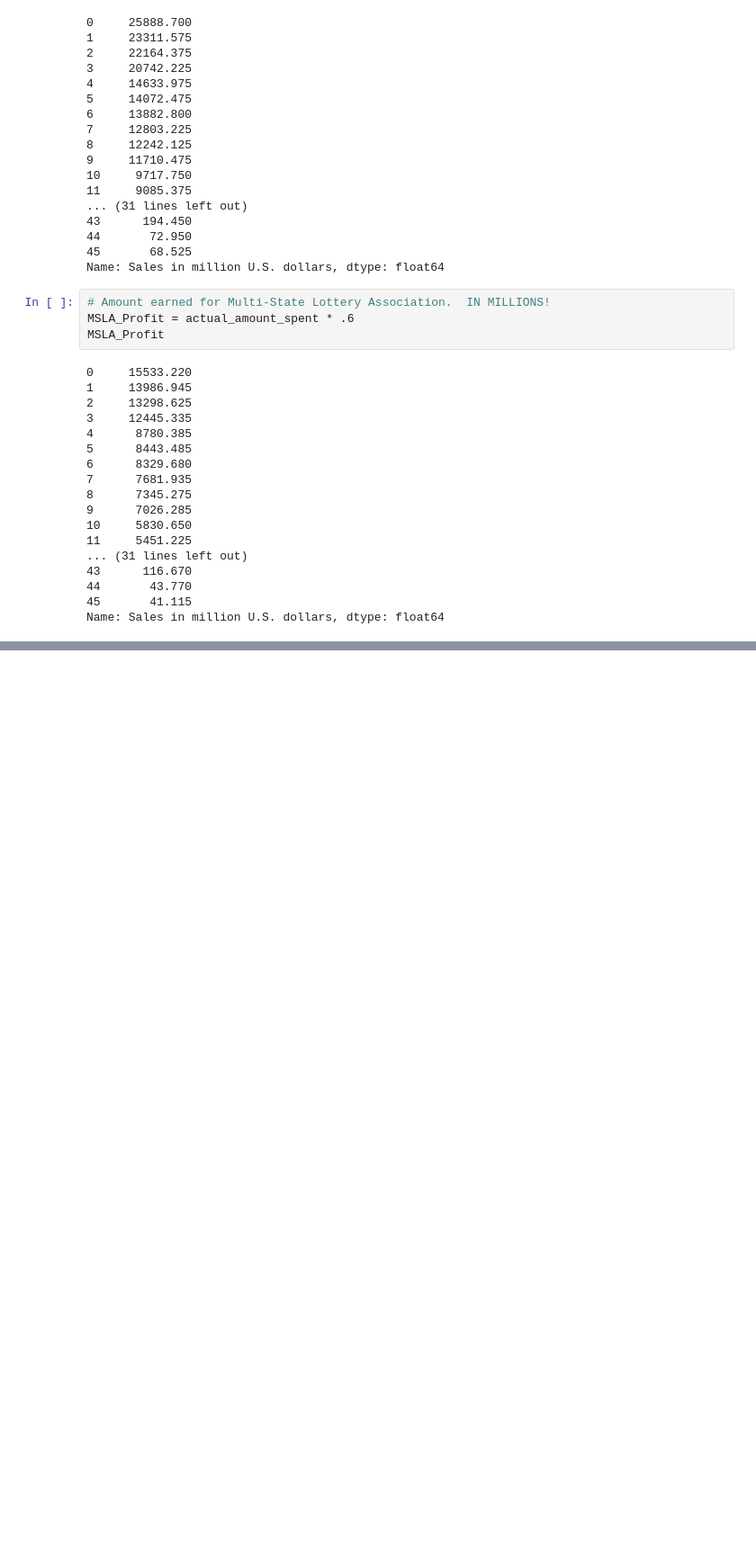
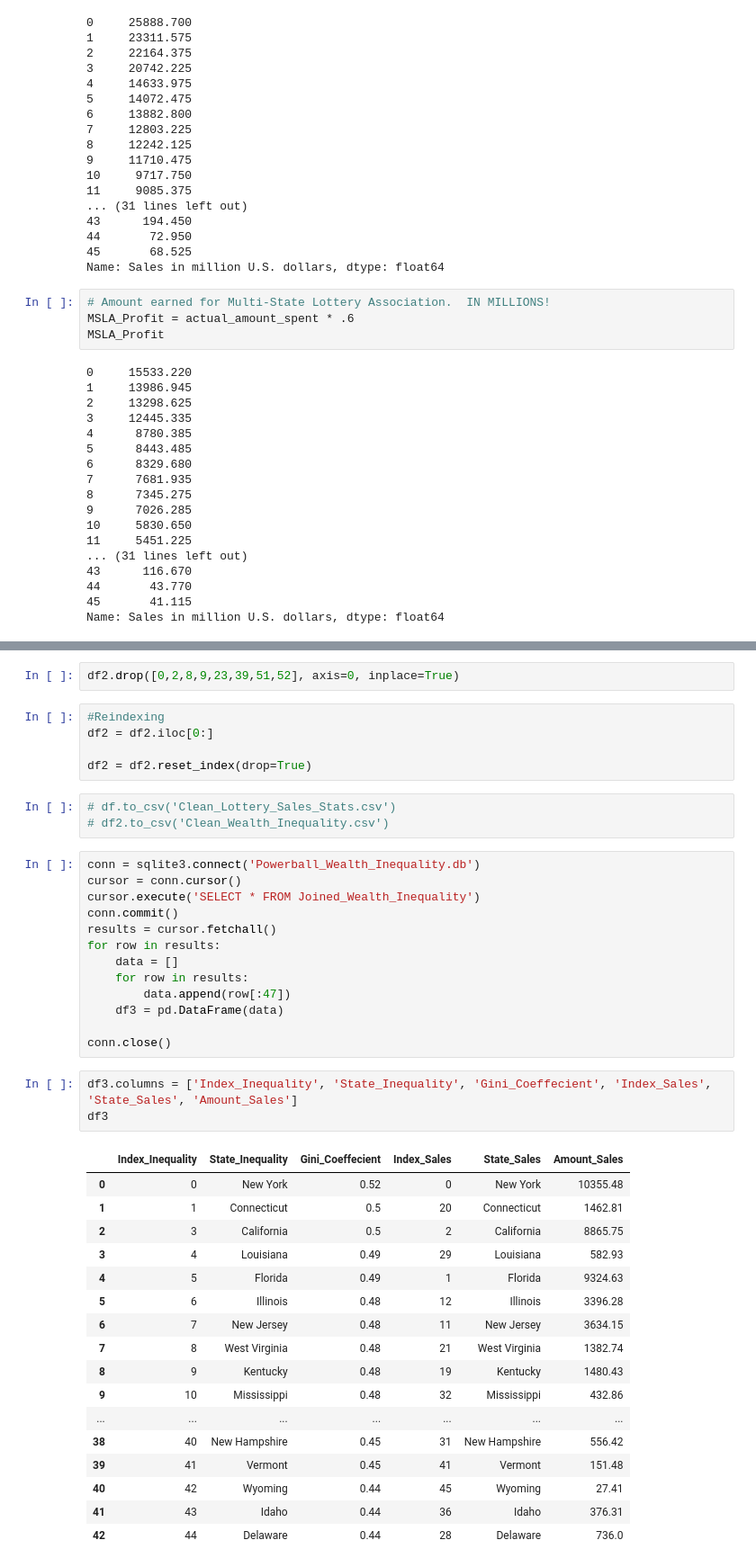
Before and after one commit to MouZer77/Powerball-Project, a Jupyter notebook: Lottery_Sales_Stats.ipynb, the cells around one changed output, grey strips where cells are left out. Shown at 90% size. Cells and saved outputs as stored; diff of their text form; blank space fills up the shorter version.

```diff
--- a/Lottery_Sales_Stats.ipynb
+++ b/Lottery_Sales_Stats.ipynb
@@ -78,0 +118,44 @@ Name: Sales in million U.S. dollars, dtype: float64
+# %%
+df2.drop([0,2,8,9,23,39,51,52], axis=0, inplace=True)
+# %%
+#Reindexing
+df2 = df2.iloc[0:]
+
+df2 = df2.reset_index(drop=True)
+# %%
+# df.to_csv('Clean_Lottery_Sales_Stats.csv')
+# df2.to_csv('Clean_Wealth_Inequality.csv')
+# %%
+conn = sqlite3.connect('Powerball_Wealth_Inequality.db')
+cursor = conn.cursor()
+cursor.execute('SELECT * FROM Joined_Wealth_Inequality')
+conn.commit()
+results = cursor.fetchall()
+for row in results:
+    data = []
+    for row in results:
+        data.append(row[:47])
+    df3 = pd.DataFrame(data)
+
+conn.close()
+# %%
+df3.columns = ['Index_Inequality', 'State_Inequality', 'Gini_Coeffecient', 'Index_Sales', 'State_Sales', 'Amount_Sales']
+df3
+# %% [output]
+|  | Index_Inequality | State_Inequality | Gini_Coeffecient | Index_Sales | State_Sales | Amount_Sales |
+| 0 | 0 | New York | 0.52 | 0 | New York | 10355.48 |
+| 1 | 1 | Connecticut | 0.5 | 20 | Connecticut | 1462.81 |
+| 2 | 3 | California | 0.5 | 2 | California | 8865.75 |
+| 3 | 4 | Louisiana | 0.49 | 29 | Louisiana | 582.93 |
+| 4 | 5 | Florida | 0.49 | 1 | Florida | 9324.63 |
+| 5 | 6 | Illinois | 0.48 | 12 | Illinois | 3396.28 |
+| 6 | 7 | New Jersey | 0.48 | 11 | New Jersey | 3634.15 |
+| 7 | 8 | West Virginia | 0.48 | 21 | West Virginia | 1382.74 |
+| 8 | 9 | Kentucky | 0.48 | 19 | Kentucky | 1480.43 |
+| 9 | 10 | Mississippi | 0.48 | 32 | Mississippi | 432.86 |
+| ... | ... | ... | ... | ... | ... | ... |
+| 38 | 40 | New Hampshire | 0.45 | 31 | New Hampshire | 556.42 |
+| 39 | 41 | Vermont | 0.45 | 41 | Vermont | 151.48 |
+| 40 | 42 | Wyoming | 0.44 | 45 | Wyoming | 27.41 |
+| 41 | 43 | Idaho | 0.44 | 36 | Idaho | 376.31 |
+| 42 | 44 | Delaware | 0.44 | 28 | Delaware | 736.0 |
```
Also changed, not shown: parts of 4 cells of this notebook, 4 other files.
